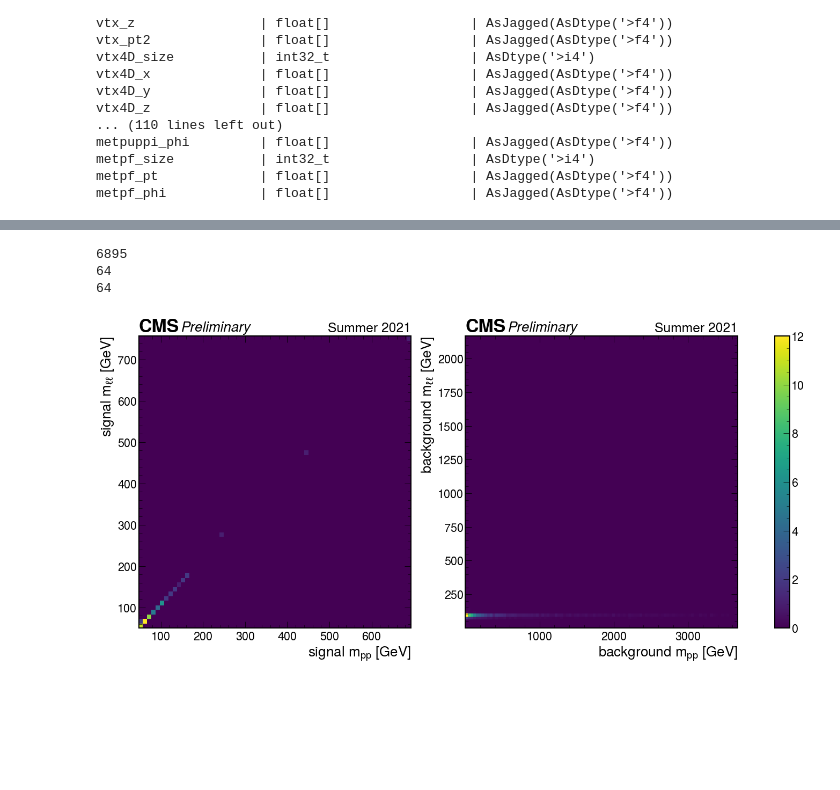
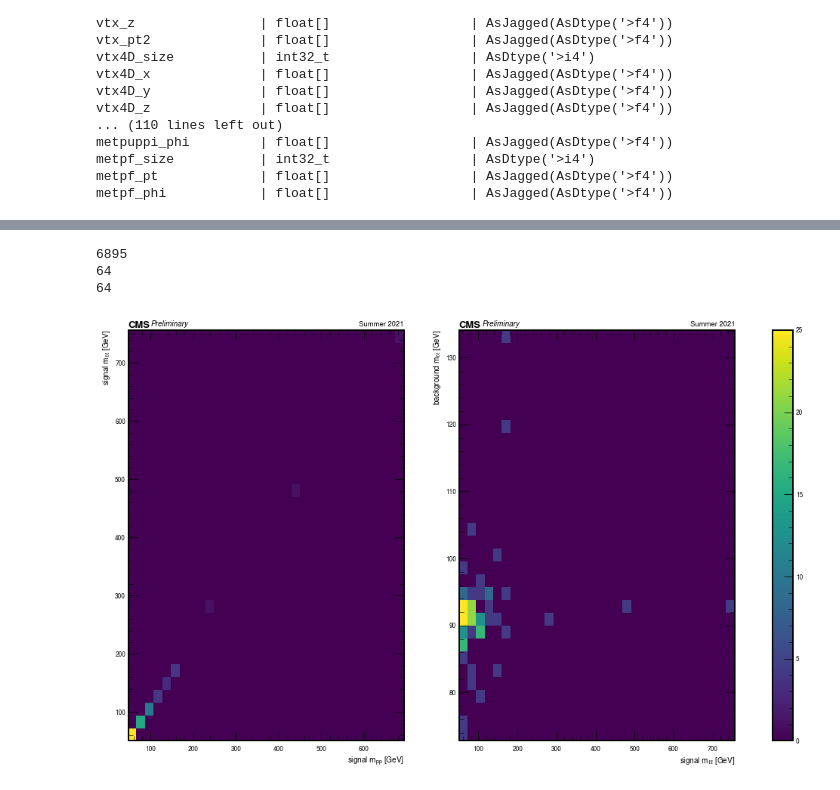
Before and after one commit to jloemker/SWAN, a Jupyter notebook: Analysis_Bg_Sig.ipynb, the cells around one changed output, grey strips where cells are left out. Cells and saved outputs as stored; diff of their text form; code cells hidden in the pictures; blank space fills up the shorter version.

```diff
--- a/Analysis_Bg_Sig.ipynb
+++ b/Analysis_Bg_Sig.ipynb
@@ -16,7 +18,7 @@ plt.style.use(hep.style.CMS)
 #Execute this line if running on SWAN, otherwise update the path to the data files:
 PATH='/eos/cms/store/user/jjhollar/CERNSummerStudentProject2021/'
 #PATH='data'
-filename=PATH+'/gammagammaMuMu_FPMC_pT25_PU140_NTUPLE_1_version3.root'
+filename=PATH+'/gammagammaMuMu_FPMC_pT25_PU140_NTUPLE_1_version4.root'
 # %%
 #load the file
 tree = uproot.open(filename+":myana/mytree")
@@ -433,0 +542,25 @@ Name: mpp, Length: 6895, dtype: float64
+# %%
+#plot mpp vs mll for pile-up and signal pairs.
+
+fig, axes = plt.subplots(1,2,figsize=(18,10) )
+proton = analysis['s_mpp'].values
+muon = analysis['s_mll'].values
+
+b_proton = bg_anal['mpp'].values
+b_muon = bg_anal['mll'].values
+
+print(len(b_muon))
+print(len(muon))
+
+h = axes[0].hist2d(proton, muon, bins=(32,32) , cmap='viridis')
+axes[0].set(xlabel=r'signal $m_{pp}$ [GeV]', ylabel=r'signal $m_{\ell \ell}$ [GeV]')
+#axes[0].set_ylim(50,500)
+#axes[0].set_xlim(50,500)
+axes[1].hist2d(b_proton, b_muon, bins=(32,32) , cmap='viridis')
+axes[1].set(xlabel=r'background $m_{pp}$ [GeV]', ylabel=r'background $m_{\ell \ell}$ [GeV]')
+#axes[1].set_ylim(0,200)
+fig.colorbar(h[3], ax=axes)
+#plt.ylim(0,250)
+for i in range(2): hep.cms.label(llabel="Preliminary", rlabel="Summer 2021", ax=axes[i])
+
+plt.savefig('AnalyseW2/corr_mpp_mll_sig_bg')
@@ -434,33 +571,33 @@ Name: mpp, Length: 6895, dtype: float64
 # %%
 #plot mpp vs mll for pile-up and signal pairs.
 
-fig, axes = plt.subplots(1,2,figsize=(25,10) )
+fig, axes = plt.subplots(1,2,figsize=(18,10) )
 proton = analysis['s_mpp'].values
 muon = analysis['s_mll'].values
 
 b_proton = bg_anal['mpp'].values
 b_muon = bg_anal['mll'].values
 
 print(len(b_muon))
 print(len(muon))
 m = []
 for i in range(0,64):
     m = np.append(m,b_muon[i])
 print(len(m))
-h = axes[0].hist2d(proton, muon, bins=(64,64) , cmap='viridis')
+h = axes[0].hist2d(proton, muon, bins=(32,32) , cmap='viridis')
 axes[0].set(xlabel=r'signal $m_{pp}$ [GeV]', ylabel=r'signal $m_{\ell \ell}$ [GeV]')
 #axes[0].set_ylim(50,500)
 #axes[0].set_xlim(50,500)
-axes[1].hist2d(b_proton, b_muon, bins=(100,100) , cmap='viridis')
-axes[1].set(xlabel=r'background $m_{pp}$ [GeV]', ylabel=r'background $m_{\ell \ell}$ [GeV]')
+axes[1].hist2d(muon, m, bins=(32,32) , cmap='viridis')
+axes[1].set(xlabel=r'signal $m_{\ell \ell}$ [GeV]', ylabel=r'background $m_{\ell \ell}$ [GeV]')
 #axes[1].set_ylim(0,200)
 fig.colorbar(h[3], ax=axes)
 #plt.ylim(0,250)
 for i in range(2): hep.cms.label(llabel="Preliminary", rlabel="Summer 2021", ax=axes[i])
 
-#plt.savefig('AnalyseW2/corr_mpp_mll_sig_bg')
+plt.savefig('AnalyseW2/corr_mpp_mll_sig_bg_corre')
 # %% [output]
 6895
 64
 64
-[figure, old version]
+[figure, new version]
```
Also changed, not shown: parts of 13 cells of this notebook.
